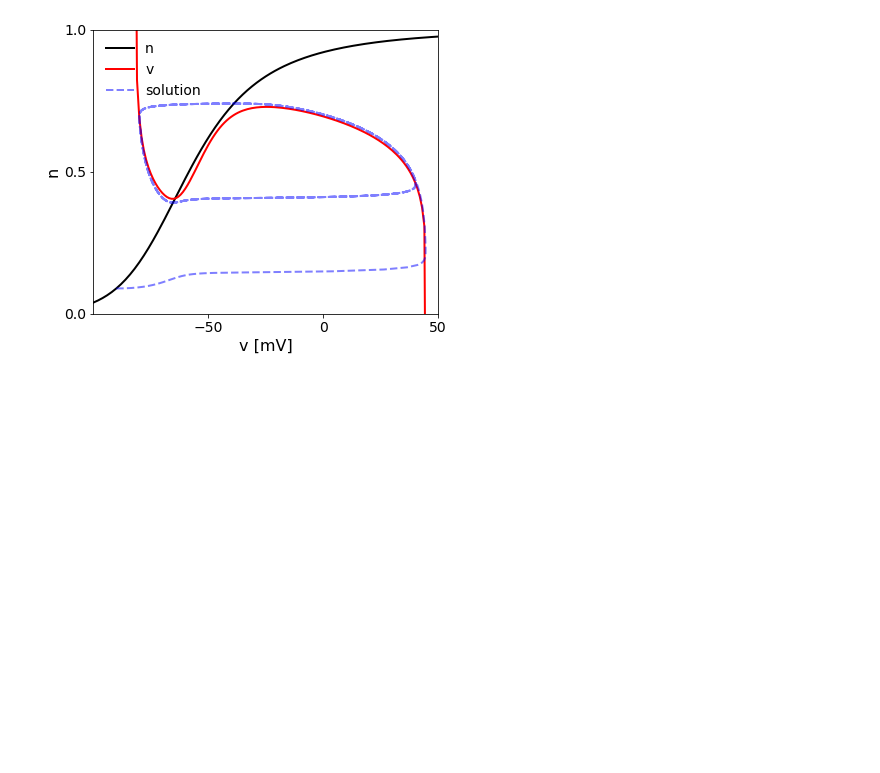
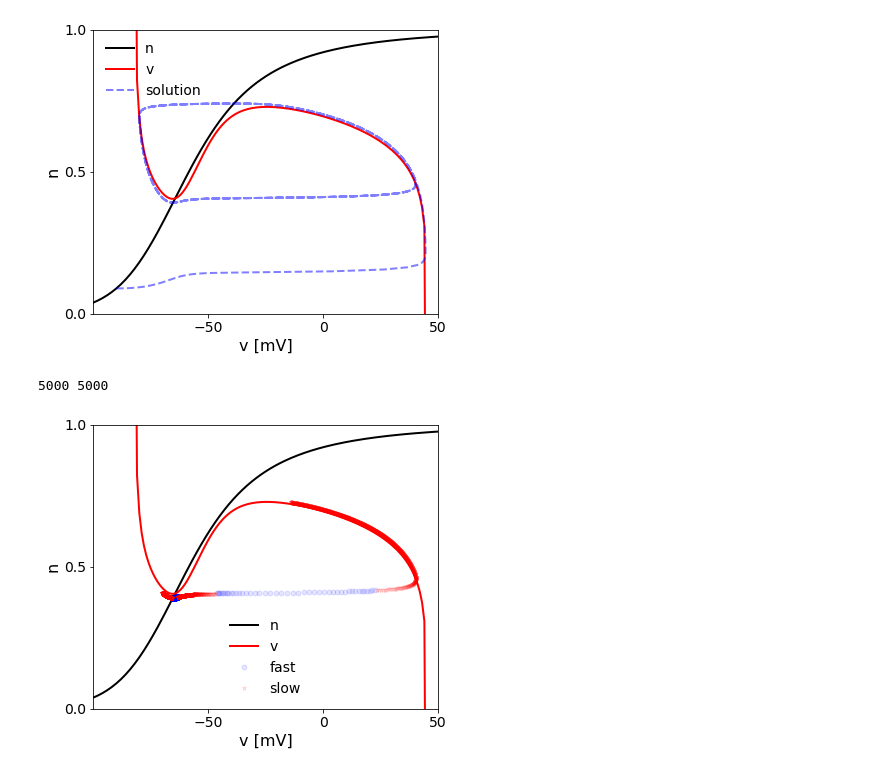
Before and after one commit to Ziaeemehr/mndynamics, a Jupyter notebook: mndynamics/examples/Chap_10.ipynb, the cells around one changed output. Cells and saved outputs as stored; diff of their text form; code cells hidden in the pictures; blank space fills up the shorter version.

```diff
--- a/mndynamics/examples/Chap_10.ipynb
+++ b/mndynamics/examples/Chap_10.ipynb
@@ -66,7 +66,7 @@ def v_null(v_vec):
     """
     v nullcline of the HH model
     where dv/dt = 0 which is defined by
-    gNam∞(v)3(0.83 - n)(vNa - v)+ gKn4(vK - v)+ gL(vL - v)+ I =0
+    gNa*m_inf(v)^3*(0.83 - n)(vNa - v)+ gK * n^4(vK - v)+ gL(vL - v)+ I = 0
     """
 
     obj = HH({"v0": -20, "i_ext": 10.0})
@@ -127,3 +127,49 @@ ax.legend(frameon=False, fontsize=14)
 plt.tight_layout()
 # %% [output]
 [figure]
+# %%
+fig, ax = plt.subplots(1, figsize=(6, 5))
+
+v = np.arange(-100, 51, 1.0) + 0.01
+ax.plot(v, obj.alpha_n(v)/(obj.alpha_n(v)+obj.beta_n(v)),
+        lw=2, c="k", label="n")
+ax.margins(0)
+ax.set_xlabel("v [mV]")
+ax.set_ylabel("n")
+ax.set_xticks(np.arange(-100, 51, 50).tolist())
+ax.set_yticks([0, 0.5, 1])
+ax.set_ylim([0,1])
+
+n_vec = v_null(v)
+ax.plot(v, n_vec, lw=2, c="r", label="v")
+
+
+obj = HH_Reduced({"v0": -90, "i_ext": 10.0, "dt":0.001, "t_end": 15})
+data = obj.simulate()
+v = data['v']
+n = data['n']
+t = data['t']
+speed = np.sqrt((v/150)**2 + (n/0.35)**2)
+m_steps = len(v)
+n_start=int(2/3*m_steps)
+
+t = t[n_start:]
+v = v[n_start:]
+n = n[n_start:]
+speed = speed[n_start:]
+
+thr = 0.02 * np.max(speed)
+thr = 1.2
+ind_down = speed < thr
+ax.plot(v[ind_down], n[ind_down], "bo", ms=5, alpha=0.1, label="fast")
+
+ind_up = speed >= thr
+ax.plot(v[ind_up], n[ind_up], "r*", ms=5, alpha=0.1, label="slow")
+
+print(len(ind_down), len(ind_up))
+
+ax.legend(frameon=False, fontsize=14)
+plt.tight_layout()
+# %% [output]
+5000 5000
+[figure, added]
```
Also changed, not shown: parts of 1 cell of this notebook, 9 other files.
